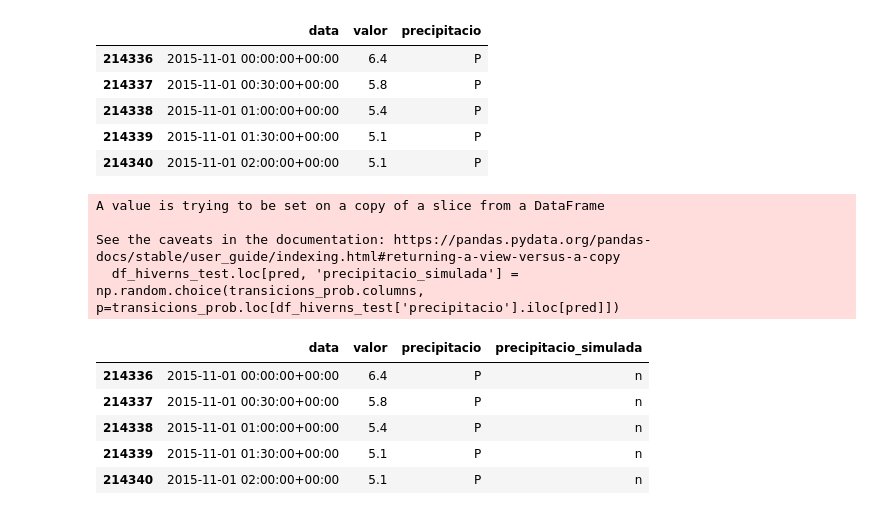
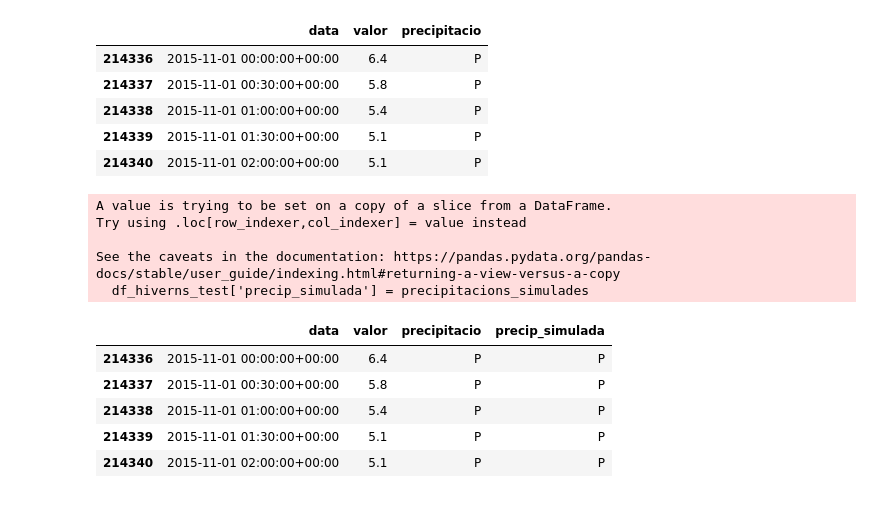
Before and after one commit to Paurro/TFM_SCM_Temperature_Forecasting_ML, a Jupyter notebook: models_prediccio/forecast_markov/Pre_processament_dades.ipynb, the cells around one changed output. Cells and saved outputs as stored; diff of their text form; code cells hidden in the pictures.

```diff
--- a/models_prediccio/forecast_markov/Pre_processament_dades.ipynb
+++ b/models_prediccio/forecast_markov/Pre_processament_dades.ipynb
@@ -385,19 +386,37 @@ See the caveats in the documentation: https://pandas.pydata.org/pandas-docs/stab
 # %%
 # Simulem la precipitació a partir de les probabilitats de transició de l'hivern 2015-2016
 # Per fer-ho afegim columna Preciptació simulada. En aquesta afegirem un valor categoric de N A P en base a les probabilitats de transició
 
-for pred in range(len(df_hiverns_test)):
-    df_hiverns_test.loc[pred, 'precipitacio_simulada'] = np.random.choice(transicions_prob.columns, p=transicions_prob.loc[df_hiverns_test['precipitacio'].iloc[pred]])
+dies_simul = len(df_hiverns_test)
+
+# Definir la primera precipitació de la simulació (la primera de la temporada 2015-2016) la suposem igual que la dada real
+precipitacio_t0 = df_hiverns_test['precipitacio'].iloc[0]
+
+# Crear una llista per guardar les precipitacions simulades
+precipitacions_simulades = [precipitacio_t0]
+
+# Simular la precipitació
+for pred in range(1, dies_simul):
+    precipitacio_anterior = precipitacions_simulades[pred - 1]
+    probabilitats = transicions_prob.loc[precipitacio_anterior]
+    precipitacio_simulada = np.random.choice(probabilitats.index, p=probabilitats.values)
+    precipitacions_simulades.append(precipitacio_simulada)
+
+    # Afegir les precipitacions simulades al DataFrame
+df_hiverns_test['precip_simulada'] = precipitacions_simulades
+
+
 
 df_hiverns_test.head()
 # %% [output]
-A value is trying to be set on a copy of a slice from a DataFrame
+A value is trying to be set on a copy of a slice from a DataFrame.
+Try using .loc[row_indexer,col_indexer] = value instead
 
 See the caveats in the documentation: https://pandas.pydata.org/pandas-docs/stable/user_guide/indexing.html#returning-a-view-versus-a-copy
-  df_hiverns_test.loc[pred, 'precipitacio_simulada'] = np.random.choice(transicions_prob.columns, p=transicions_prob.loc[df_hiverns_test['precipitacio'].iloc[pred]])
+  df_hiverns_test['precip_simulada'] = precipitacions_simulades
-|  | data | valor | precipitacio | precipitacio_simulada |
-| 214336 | 2015-11-01 00:00:00+00:00 | 6.4 | P | n |
-| 214337 | 2015-11-01 00:30:00+00:00 | 5.8 | P | n |
-| 214338 | 2015-11-01 01:00:00+00:00 | 5.4 | P | n |
-| 214339 | 2015-11-01 01:30:00+00:00 | 5.1 | P | n |
-| 214340 | 2015-11-01 02:00:00+00:00 | 5.1 | P | n |
+|  | data | valor | precipitacio | precip_simulada |
+| 214336 | 2015-11-01 00:00:00+00:00 | 6.4 | P | P |
+| 214337 | 2015-11-01 00:30:00+00:00 | 5.8 | P | P |
+| 214338 | 2015-11-01 01:00:00+00:00 | 5.4 | P | P |
+| 214339 | 2015-11-01 01:30:00+00:00 | 5.1 | P | P |
+| 214340 | 2015-11-01 02:00:00+00:00 | 5.1 | P | P |
```
Also changed, not shown: parts of 12 cells of this notebook.
